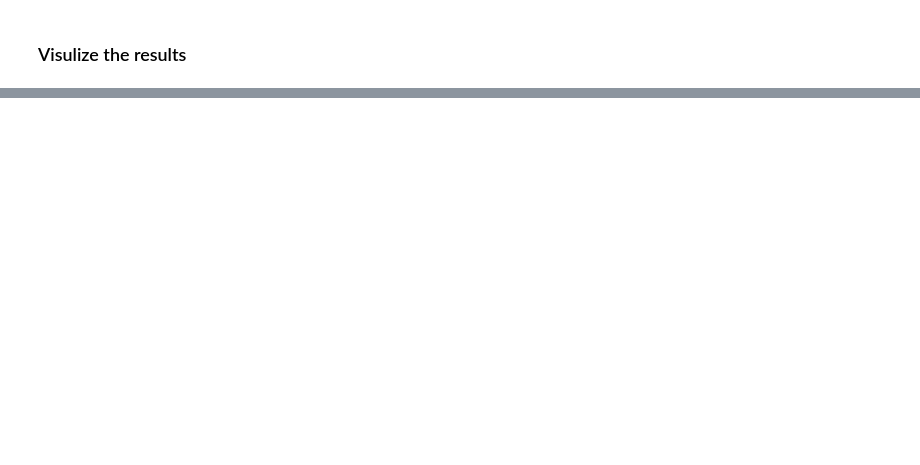
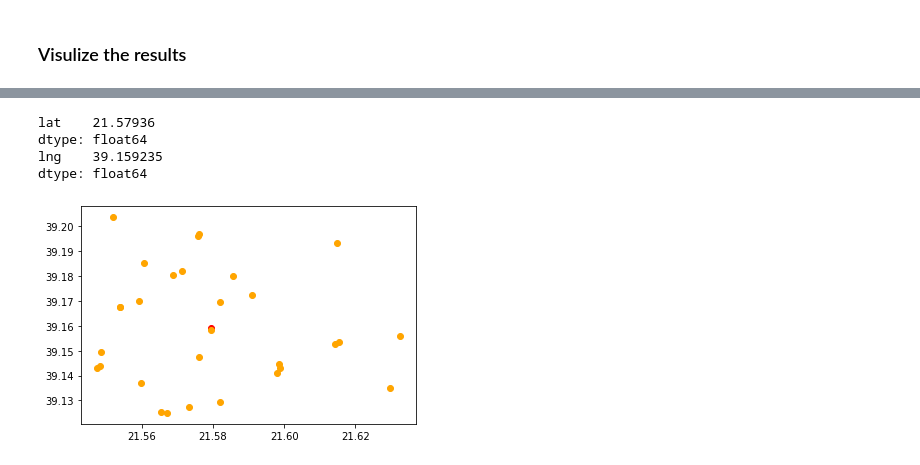
Before and after one commit to MDCR55/Coursera_Capstone, a Jupyter notebook: CapstoneProject_Week2.ipynb, the cells around one changed output, grey strips where cells are left out. Saved outputs shown, nothing was run; the diff lists cells and outputs as text; code cells hidden in the pictures; blank space fills up the shorter version.

```diff
--- a/CapstoneProject_Week2.ipynb
+++ b/CapstoneProject_Week2.ipynb
@@ -230,0 +229,6 @@ dataframe_filtered_school
+# %%
+search_query = 'mall'
+radius = 5000
+# %%
+url = 'https://api.foursquare.com/v2/venues/search?client_id={}&client_secret={}&ll={},{}&v={}&query={}&radius={}&limit={}'.format(CLIENT_ID, CLIENT_SECRET, latitude, longitude, VERSION, search_query, radius, LIMIT)
+url
@@ -230,0 +237,3 @@ dataframe_filtered_school
+# %%
+results = requests.get(url).json()
+results
@@ -230,0 +258,7 @@ dataframe_filtered_school
+# %%
+# assign relevant part of JSON to venues
+venues = results['response']['venues']
+
+# tranform venues into a dataframe
+df_mall = json_normalize(venues)
+df_mall.head()
@@ -296,0 +460,32 @@ venues_map
+# %%
+# extracting mall coordinates
+x_mall = dataframe_filtered_mall.iloc[:, 10:11]
+y_mall = dataframe_filtered_mall.iloc[:, 11:12]
+
+#find the centroid of the gyms
+coordinatesCenterMall = []
+
+def findCenter(xList, yList, coordinates):
+        xCenter = np.sum(xList)/len(xList)
+        yCenter = np.sum(yList)/len(yList)
+        coordinates.append(xCenter)
+        coordinates.append(yCenter)
+        return coordinates
+
+findCenter(x_mall, y_mall, coordinatesCenterMall)
+
+# list to numpy array
+np.array(coordinatesCenterMall)
+
+# plot the list of gyms with the centeroid
+plt.scatter(coordinatesCenterMall[0], coordinatesCenterMall[1], label = 'Mall coordinates', color='red')
+plt.scatter(x_mall, y_mall, label = 'mall coordinates', color='orange')
+
+print(coordinatesCenterMall[0])
+print(coordinatesCenterMall[1])
+# %% [output]
+lat    21.57936
+dtype: float64
+lng    39.159235
+dtype: float64
+[figure, added]
```
Also changed, not shown: parts of 23 cells of this notebook.
